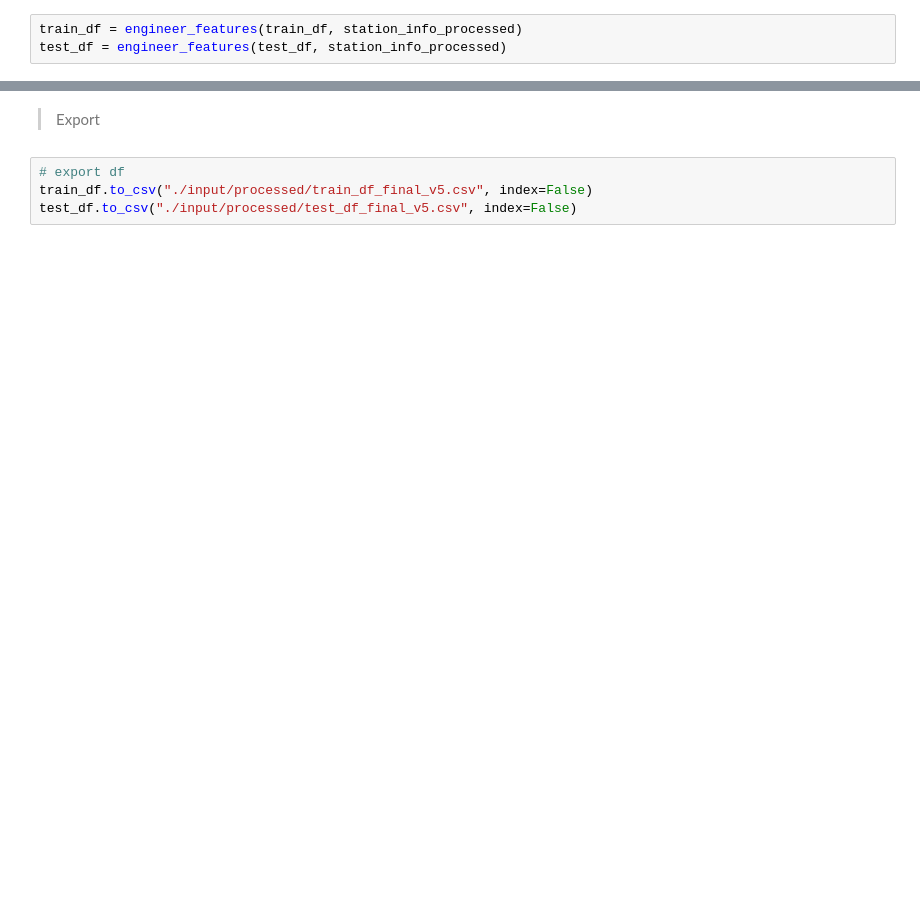
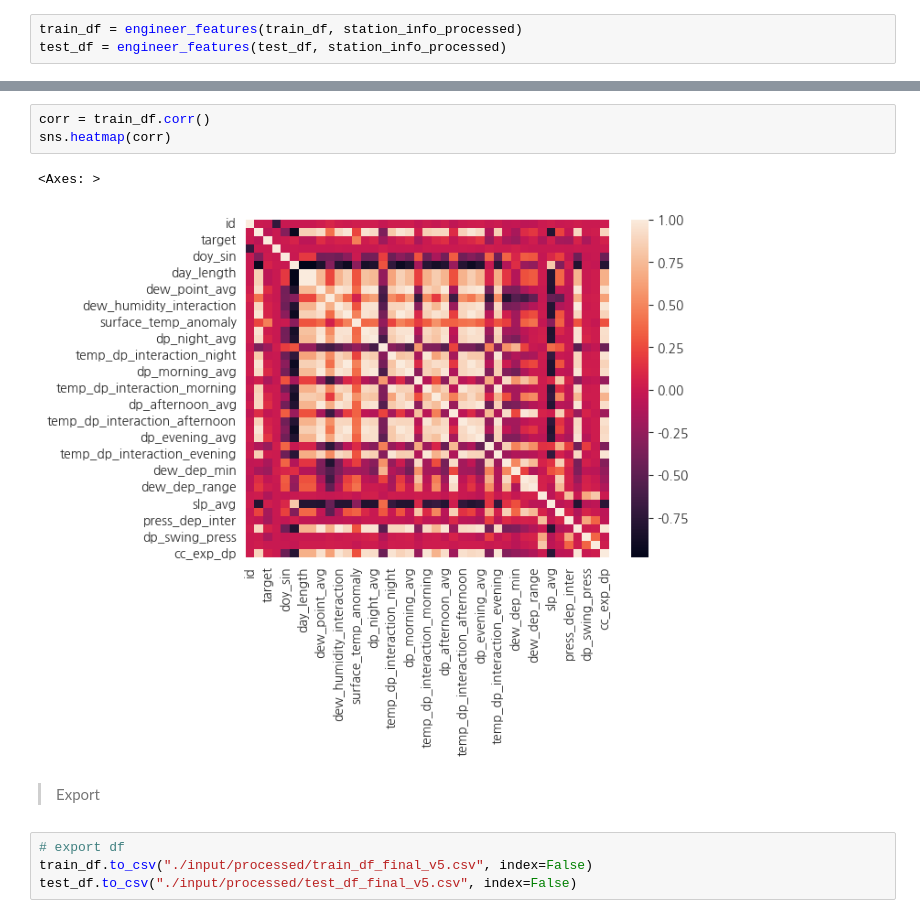
Before and after one commit to dohyeoplim/ST_ML2025-Kaggle_1, a Jupyter notebook: feature_engineering.ipynb, the cells around one changed output, grey strips where cells are left out. Drawn from its saved outputs; the diff is of its cells as text; blank space fills up the shorter version.

```diff
--- a/feature_engineering.ipynb
+++ b/feature_engineering.ipynb
@@ -227,3 +275,9 @@ test_df
+# %%
+corr = train_df.corr()
+sns.heatmap(corr)
+# %% [output]
+<Axes: >
+[figure, added]
 # %% [markdown]
 > Export
 # %%
```
Also changed, not shown: parts of 16 cells of this notebook, 10 other files.
